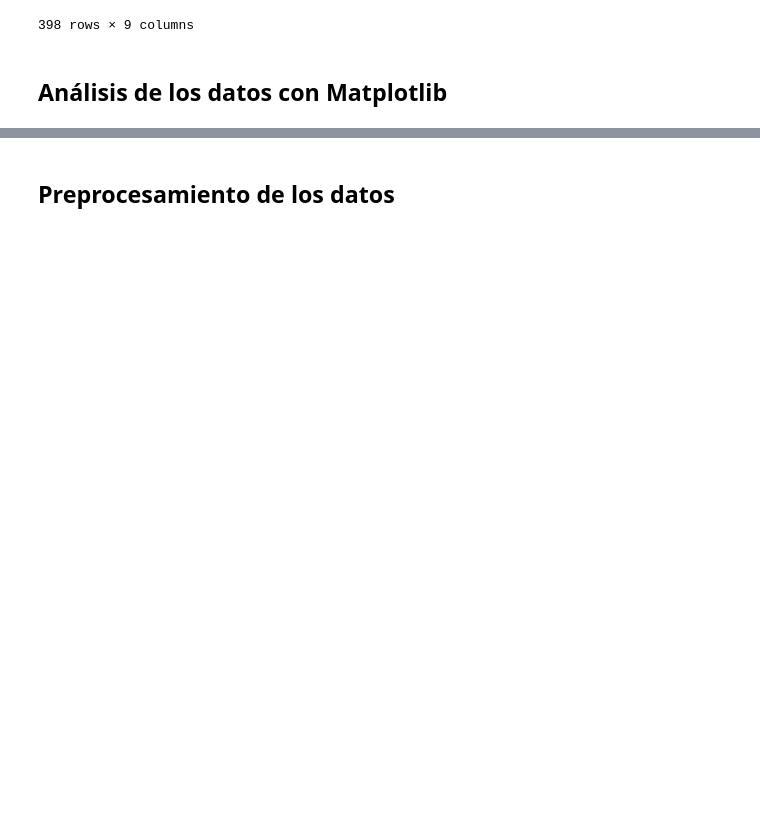
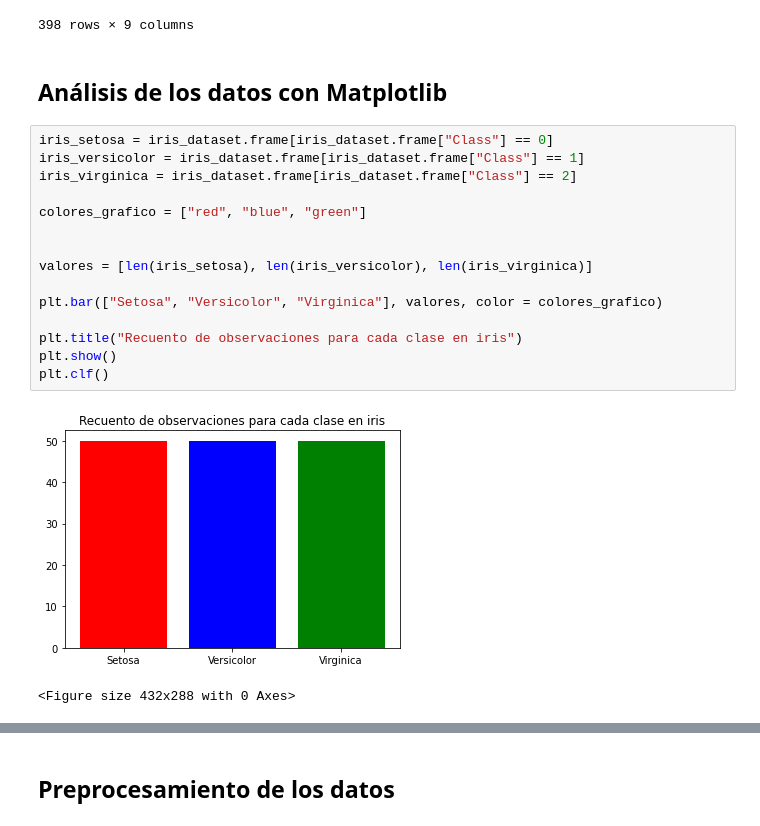
Before and after one commit to advy99/taller_osl_sklearn, a Jupyter notebook: notebook_taller.ipynb, the cells around one changed output, grey strips where cells are left out. Saved outputs shown, nothing was run; the diff lists cells and outputs as text; blank space fills up the shorter version.

```diff
--- a/notebook_taller.ipynb
+++ b/notebook_taller.ipynb
@@ -102,4 +102,22 @@ mpg_dataset
 398 rows × 9 columns
 # %% [markdown]
 ## Análisis de los datos con Matplotlib
+# %%
+iris_setosa = iris_dataset.frame[iris_dataset.frame["Class"] == 0]
+iris_versicolor = iris_dataset.frame[iris_dataset.frame["Class"] == 1]
+iris_virginica = iris_dataset.frame[iris_dataset.frame["Class"] == 2]
+
+colores_grafico = ["red", "blue", "green"]
+
+
+valores = [len(iris_setosa), len(iris_versicolor), len(iris_virginica)]
+
+plt.bar(["Setosa", "Versicolor", "Virginica"], valores, color = colores_grafico)
+
+plt.title("Recuento de observaciones para cada clase en iris")
+plt.show()
+plt.clf()
+# %% [output]
+[figure, added]
+<Figure size 432x288 with 0 Axes>
 # %%
```
Also changed, not shown: parts of 23 cells of this notebook.
